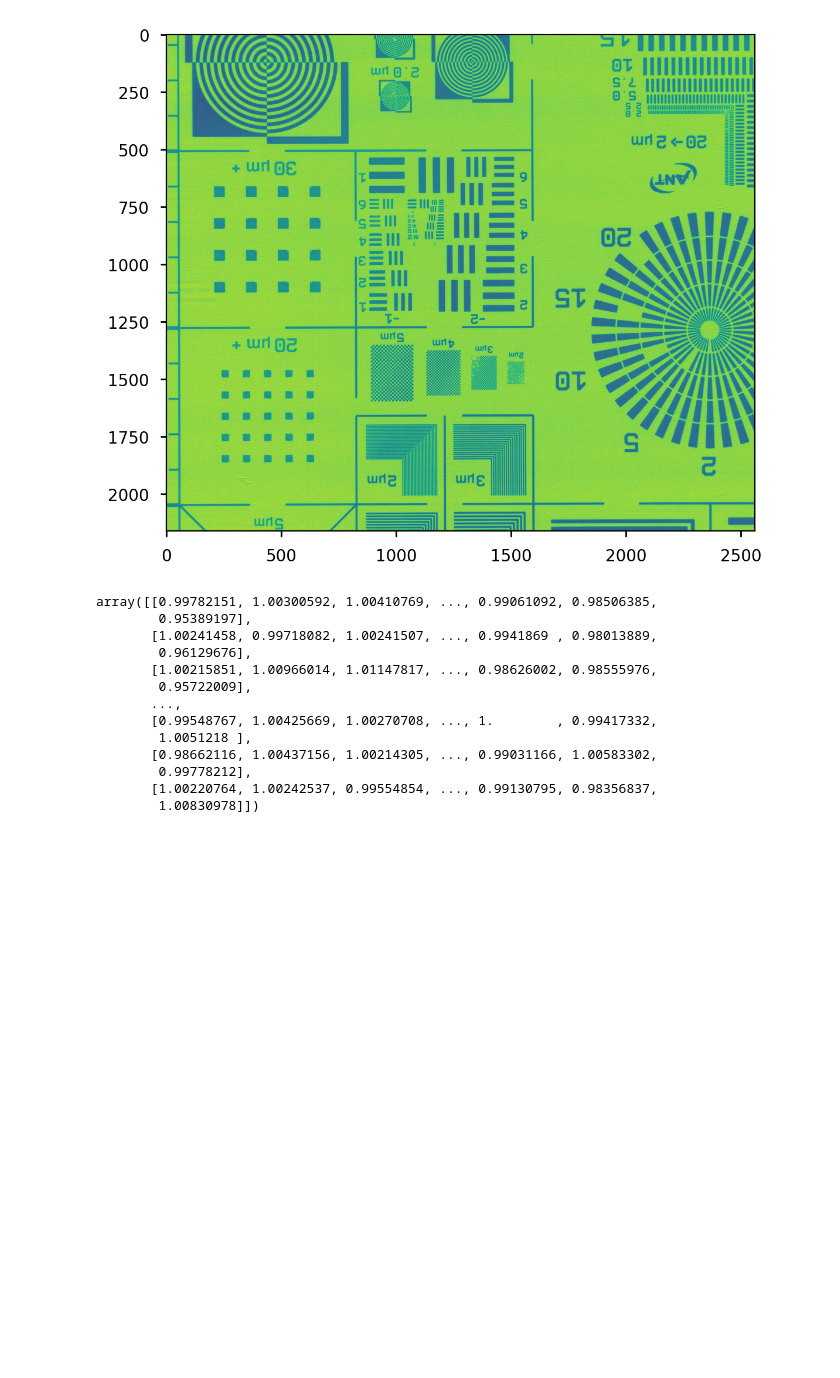
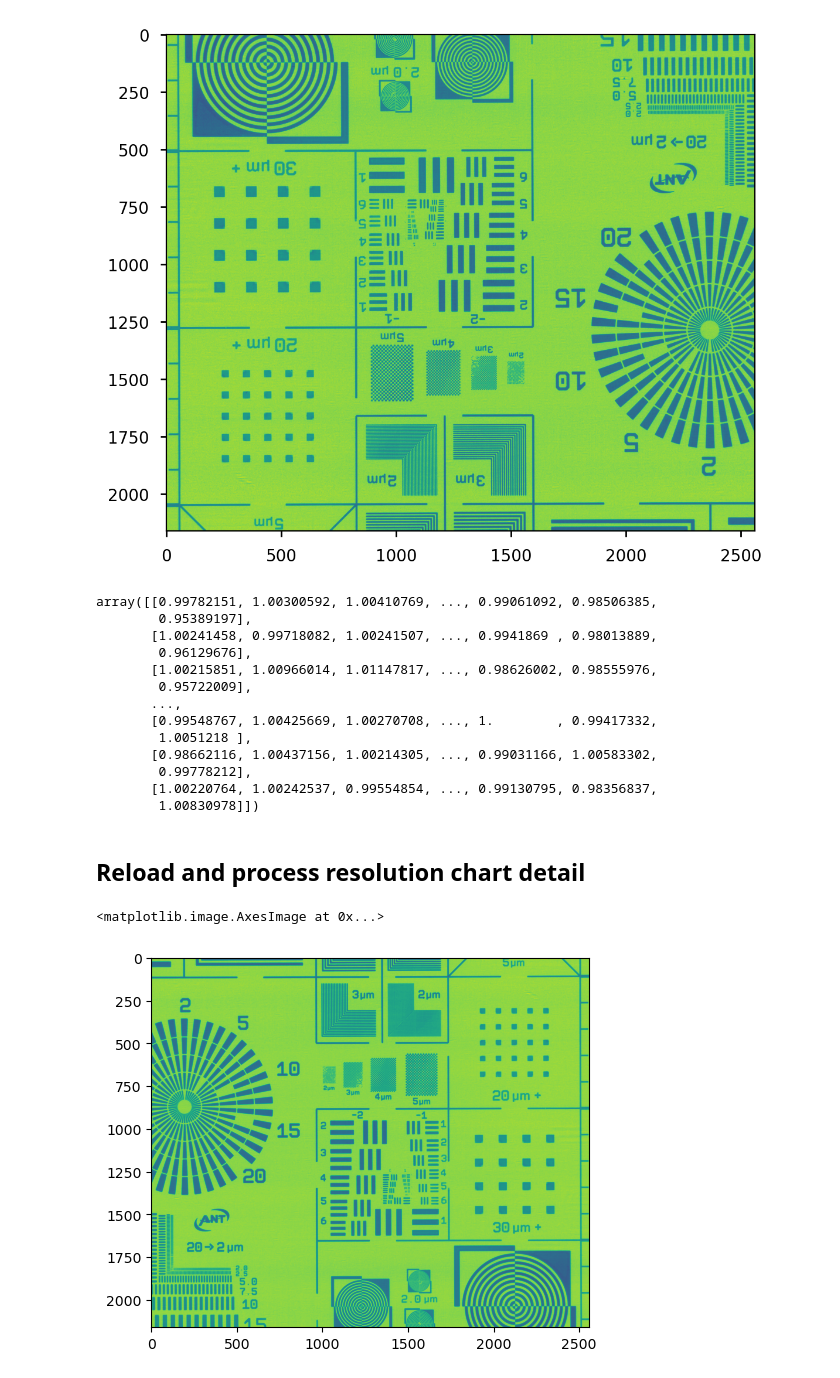
Before and after one commit to gianthk/BEATS_raytracing, a Jupyter notebook: BEATS_commissioning_resolution_chart.ipynb, the cells around one changed output. Saved outputs shown, nothing was run; the diff lists cells and outputs as text; code cells hidden in the pictures; blank space fills up the shorter version.

```diff
--- a/BEATS_commissioning_resolution_chart.ipynb
+++ b/BEATS_commissioning_resolution_chart.ipynb
@@ -88,3 +88,5 @@ array([[0.99782151, 1.00300592, 1.00410769, ..., 0.99061092, 0.98506385,
         1.00830978]])
 # %%
 dxchange.write_tiff(data_norm[:], '/home/beatsbs/Data/IH/scratch/res_chart.tiff')
+# %% [markdown]
+## Reload and process resolution chart detail
@@ -90,0 +95,7 @@ dxchange.write_tiff(data_norm[:], '/home/beatsbs/Data/IH/scratch/res_chart.tiff'
+# %%
+data_norm = tifffile.imread('/home/gianthk/Desktop/res_chart.tiff')
+# %%
+plt.imshow(np.flip(data_norm))
+# %% [output]
+<matplotlib.image.AxesImage at 0x...>
+[figure, added]
```
Also changed, not shown: parts of 9 cells of this notebook, 2 other files.
